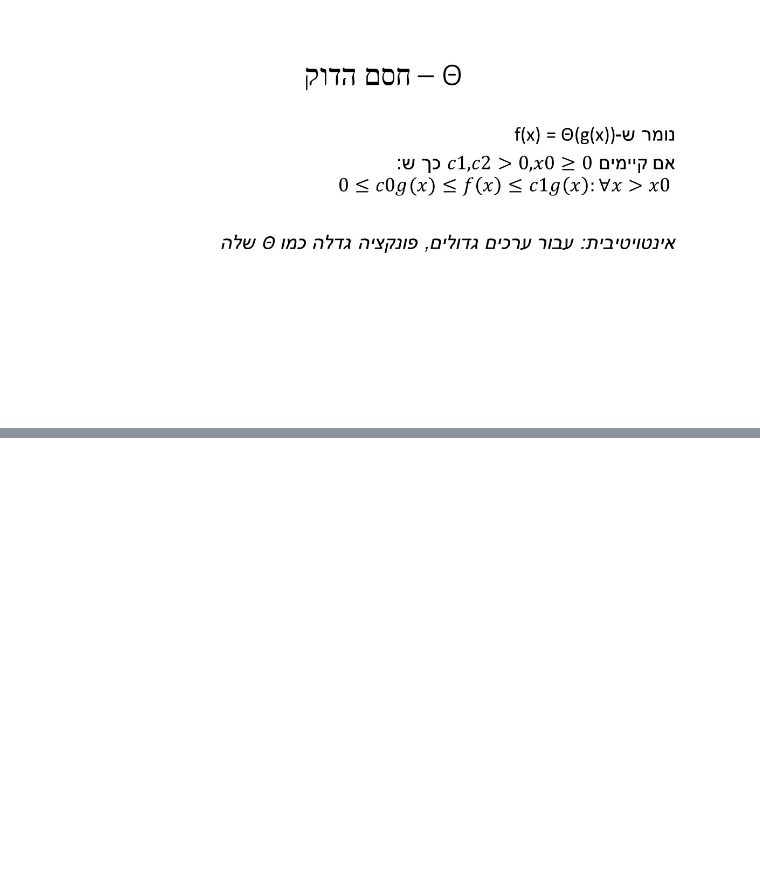
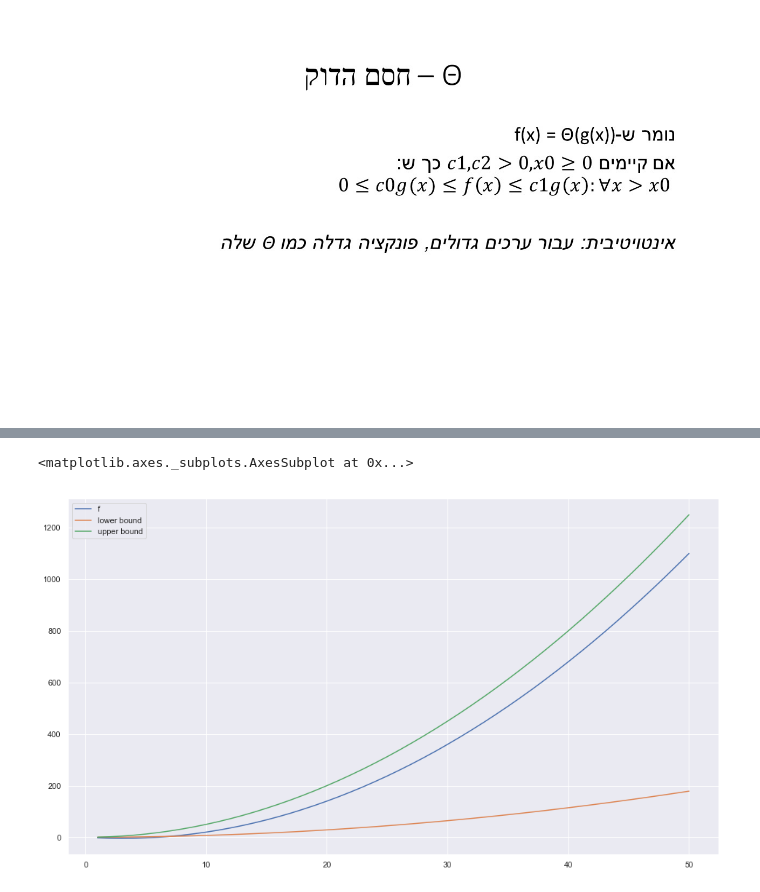
Before and after one commit to kvikeg/DataStructures-and-Algorithms, a Jupyter notebook: Growth/Lecture 1 - growth of functions and algorithms.ipynb, the cells around one changed output, grey strips where cells are left out. Drawn from its saved outputs; the diff is of its cells as text; code cells hidden in the pictures; blank space fills up the shorter version.

```diff
--- a/Growth/Lecture 1 - growth of functions and algorithms.ipynb
+++ b/Growth/Lecture 1 - growth of functions and algorithms.ipynb
@@ -110,0 +127,13 @@ $$
+# %%
+x = np.linspace(1, 50)
+fx = (x**2) / 2 - 3 * x
+c1x = (x**2 / 14)
+c2x = (x**2 / 2)
+
+plt.figure(figsize=(16, 9))
+sns.lineplot(x, fx, label="f")
+sns.lineplot(x, c1x, label="lower bound")
+sns.lineplot(x, c2x, label="upper bound")
+# %% [output]
+<matplotlib.axes._subplots.AxesSubplot at 0x...>
+[figure, added]
```
Also changed, not shown: parts of 7 cells of this notebook.
